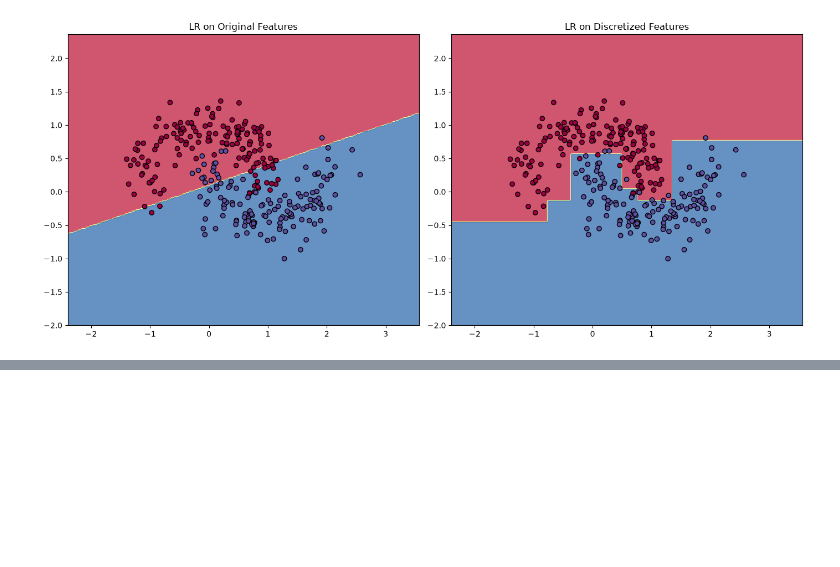
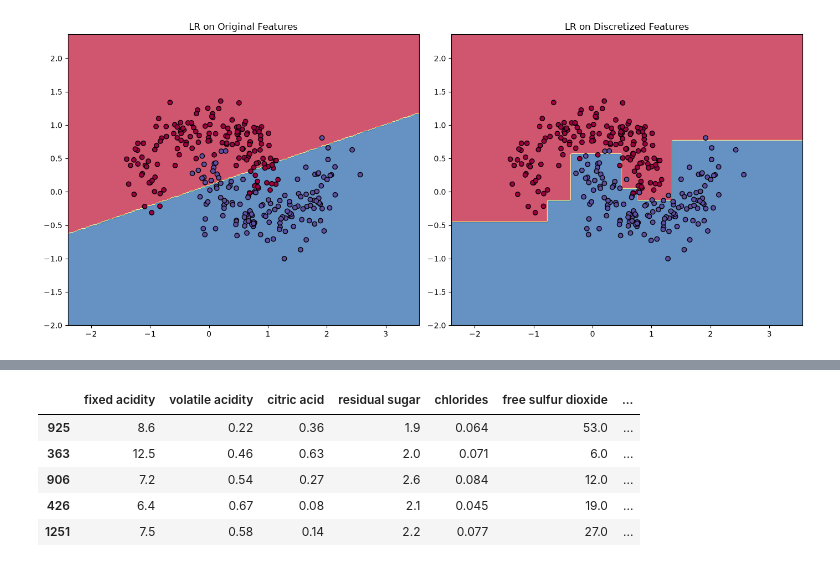
Before and after one commit to AvanindraBose/ML-Zodiac, a Jupyter notebook: Feature_Engineering/Feature_Encoding/Numerical_Encoding/why_discretization.ipynb, the cells around one changed output, grey strips where cells are left out. Saved outputs shown, nothing was run; the diff lists cells and outputs as text; code cells hidden in the pictures; blank space fills up the shorter version.

```diff
--- a/Feature_Engineering/Feature_Encoding/Numerical_Encoding/why_discretization.ipynb
+++ b/Feature_Engineering/Feature_Encoding/Numerical_Encoding/why_discretization.ipynb
@@ -230,0 +357,16 @@ plt.show()
+# %%
+# Split the data into features and target
+X = wine_data.drop('quality', axis=1)
+y = wine_data['quality']
+
+# Split the dataset into training and testing sets
+X_train, X_test, y_train, y_test = train_test_split(X, y, test_size=0.3, random_state=42)
+
+X_train.head()
+# %% [output]
+|  | fixed acidity | volatile acidity | citric acid | residual sugar | chlorides | free sulfur dioxide | ... |
+| 925 | 8.6 | 0.22 | 0.36 | 1.9 | 0.064 | 53.0 | ... |
+| 363 | 12.5 | 0.46 | 0.63 | 2.0 | 0.071 | 6.0 | ... |
+| 906 | 7.2 | 0.54 | 0.27 | 2.6 | 0.084 | 12.0 | ... |
+| 426 | 6.4 | 0.67 | 0.08 | 2.1 | 0.045 | 19.0 | ... |
+| 1251 | 7.5 | 0.58 | 0.14 | 2.2 | 0.077 | 27.0 | ... |
```
Also changed, not shown: parts of 11 cells of this notebook.
